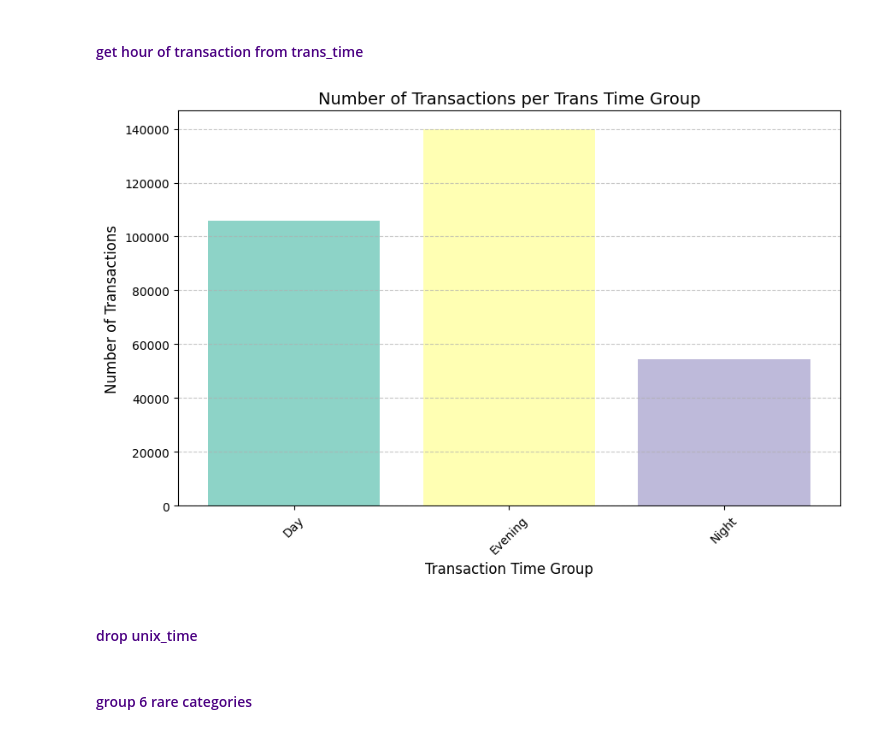
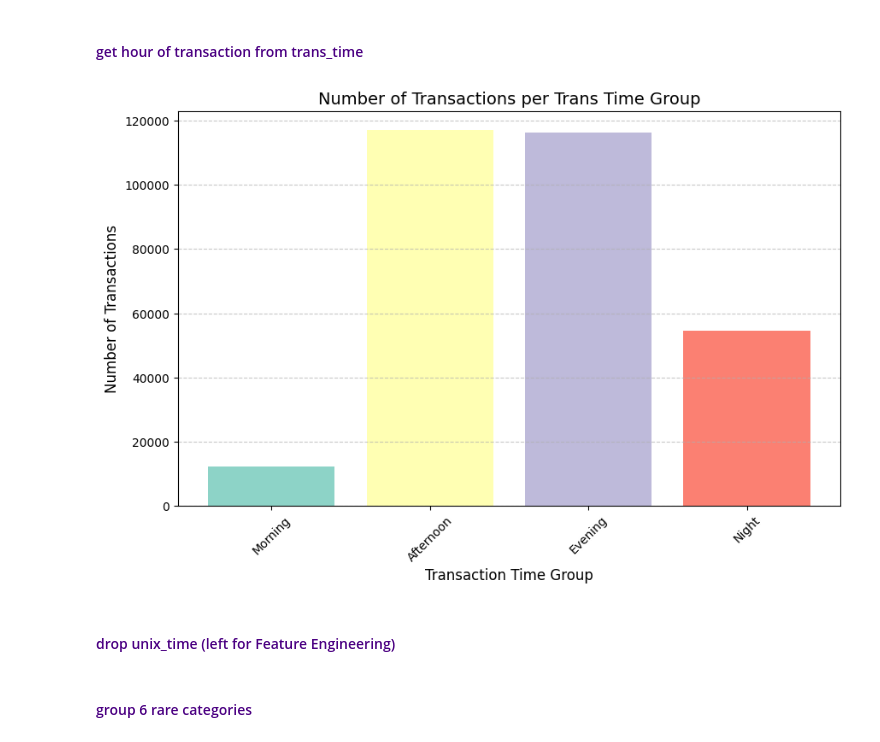
Before and after one commit to sorelsh/Fraud-detection, a Jupyter notebook: Fraud detection_Data Preparation.ipynb, the cells around one changed output. Saved outputs shown, nothing was run; the diff lists cells and outputs as text; code cells hidden in the pictures.

```diff
--- a/Fraud detection_Data Preparation.ipynb
+++ b/Fraud detection_Data Preparation.ipynb
@@ -57,7 +57,7 @@ warnings.filterwarnings('ignore')
 # %% [markdown]
 #### <font color='Indigo'>load data and check size and fraud distribution
 # %%
-dask_df = dd.read_csv(r'C:\Course\Repo\Files\Fraud detection\credit_card_fraud.csv')
+        dask_df = dd.read_csv(r'C:\Course\Repo\Fraud detection\Files\credit_card_fraud.csv')
 # %% [markdown]
 #####  <font color='blue'> summary the total number of records and the date range of transactions
 # %%
@@ -869,33 +869,35 @@ def get_time_group(hour: int) -> str:
         hour (int): Hour of the day, from 0 to 23.
 
     Returns:
-        str: 'Night' for hours 22-3, 'Day' for hours 4-15, 'Evening' for hours 16-21.
+        str: 'Night' for hours 22-3, 'Morning' for hours 4-12, 'Afternoon' for hours 12-21.
     """
     if hour >= 22 or hour < 4:
         return 'Night'
-    elif hour >= 4 and hour < 16:
-        return 'Day'
-    elif hour >= 16 and hour < 22:
+    elif hour >= 4 and hour < 12:
+        return 'Morning'
+    elif hour >= 12 and hour < 17:
+        return 'Afternoon'
+    elif hour >= 17 and hour < 22:
         return 'Evening'
 # %%
 df['trans_time_group'] = df['trans_time'].apply(get_time_group)
 # %%
-trans_counts = df['trans_time_group'].value_counts().sort_index()
+trans_counts = df['trans_time_group'].value_counts().reindex(['Morning', 'Afternoon', 'Evening', 'Night'])
 colors = plt.cm.Set3(range(len(trans_counts)))
 
 # Plot
 plt.figure(figsize=(10, 6))
 plt.bar(trans_counts.index, trans_counts.values, color=colors)
 
 plt.title('Number of Transactions per Trans Time Group', fontsize=14)
 plt.xlabel('Transaction Time Group', fontsize=12)
 plt.ylabel('Number of Transactions', fontsize=12)
 plt.xticks(rotation=45)
 plt.grid(axis='y', linestyle='--', alpha=0.7)
 
 plt.show()
 # %% [output]
-[figure, old version]
+[figure, new version]
 # %% [markdown]
-#### <font color='Indigo'>drop unix_time
+#### <font color='Indigo'>drop unix_time (left for Feature Engineering)
 # %%
```
Also changed, not shown: parts of 3 cells of this notebook, 16 other files.
